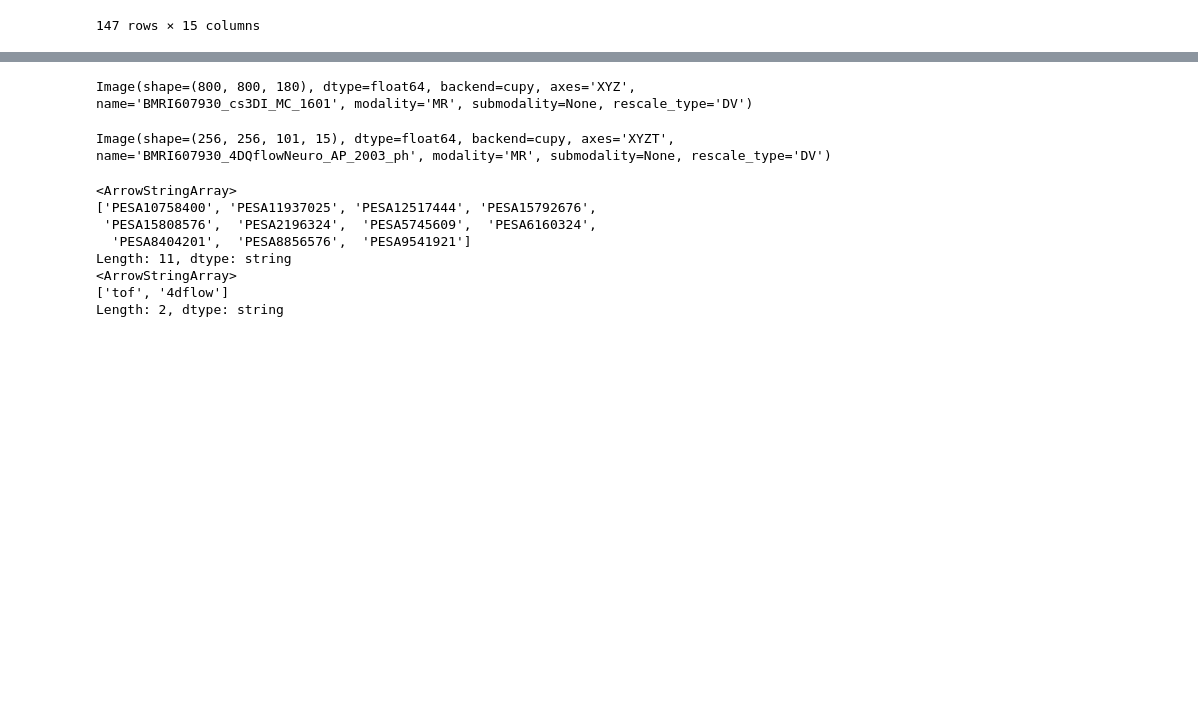
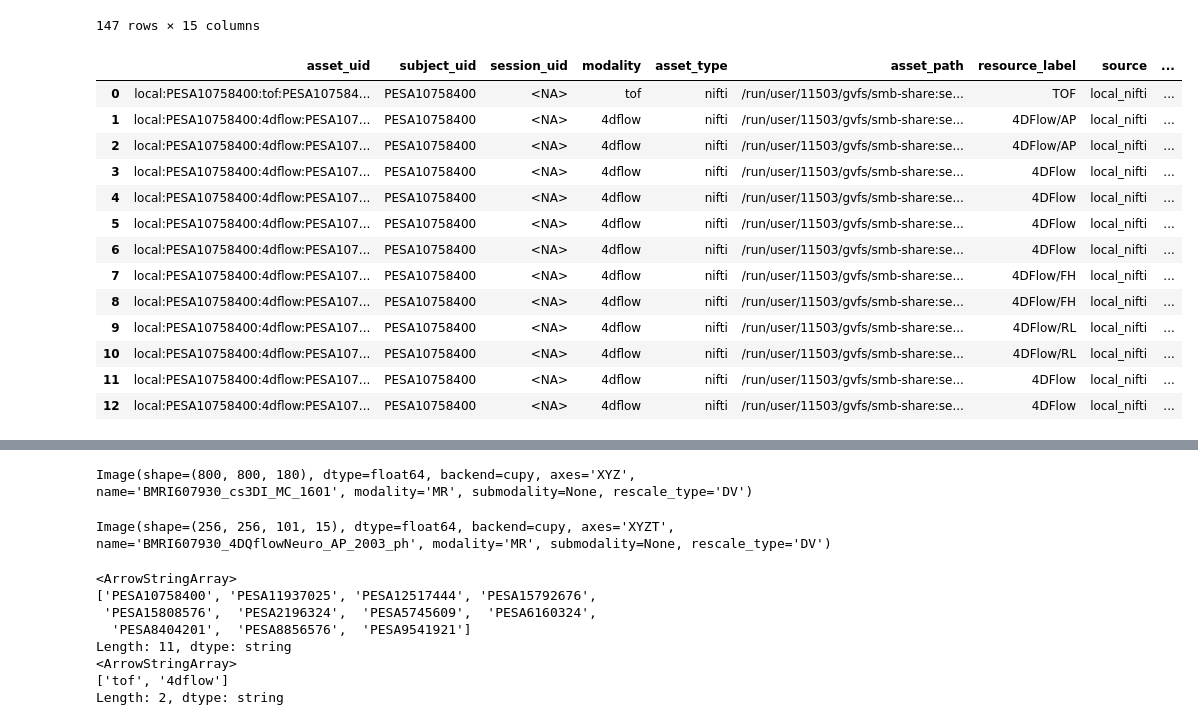
Before and after one commit to CNIC-Neuroimaging/Nvitk, a Jupyter notebook: notebooks/prototypes/database.ipynb, the cells around one changed output, grey strips where cells are left out. Drawn from its saved outputs; the diff is of its cells as text; code cells hidden in the pictures; blank space fills up the shorter version.

```diff
--- a/notebooks/prototypes/database.ipynb
+++ b/notebooks/prototypes/database.ipynb
@@ -513,9 +558,24 @@ df
 | 146 | local:PESA9541921:4dflow:PESA9541... | PESA9541921 | <NA> | 4dflow | nifti | /data_local/LabVF/PESA-Brain/DATA... | 4DFlow | local_nifti | ... |
 147 rows × 15 columns
 # %%
-df = register_dicom_tree(
-    "/home/imarcoss/NetVolumes/Tierra/LAB_VF-ICH/LAB/MCC LAB/_IgnacioMarcos/LabVF/PESA-Brain/DATA/DICOM/",
-    source="local_dicom",
+df_nii = register_nifti_tree(
+    "/home/imarcoss/NetVolumes/Tierra/LAB_VF-ICH/LAB/MCC LAB/_IgnacioMarcos/LabVF/PESA-Brain/Trash/db_test/NIFTI/",
+    source="local_nifti",
     pipeline_id="raw",
 )
-df
+df_nii
+# %% [output]
+|  | asset_uid | subject_uid | session_uid | modality | asset_type | asset_path | resource_label | source | ... |
+| 0 | local:PESA10758400:tof:PESA107584... | PESA10758400 | <NA> | tof | nifti | /run/user/11503/gvfs/smb-share:se... | TOF | local_nifti | ... |
+| 1 | local:PESA10758400:4dflow:PESA107... | PESA10758400 | <NA> | 4dflow | nifti | /run/user/11503/gvfs/smb-share:se... | 4DFlow/AP | local_nifti | ... |
+| 2 | local:PESA10758400:4dflow:PESA107... | PESA10758400 | <NA> | 4dflow | nifti | /run/user/11503/gvfs/smb-share:se... | 4DFlow/AP | local_nifti | ... |
+| 3 | local:PESA10758400:4dflow:PESA107... | PESA10758400 | <NA> | 4dflow | nifti | /run/user/11503/gvfs/smb-share:se... | 4DFlow | local_nifti | ... |
+| 4 | local:PESA10758400:4dflow:PESA107... | PESA10758400 | <NA> | 4dflow | nifti | /run/user/11503/gvfs/smb-share:se... | 4DFlow | local_nifti | ... |
+| 5 | local:PESA10758400:4dflow:PESA107... | PESA10758400 | <NA> | 4dflow | nifti | /run/user/11503/gvfs/smb-share:se... | 4DFlow | local_nifti | ... |
+| 6 | local:PESA10758400:4dflow:PESA107... | PESA10758400 | <NA> | 4dflow | nifti | /run/user/11503/gvfs/smb-share:se... | 4DFlow | local_nifti | ... |
+| 7 | local:PESA10758400:4dflow:PESA107... | PESA10758400 | <NA> | 4dflow | nifti | /run/user/11503/gvfs/smb-share:se... | 4DFlow/FH | local_nifti | ... |
+| 8 | local:PESA10758400:4dflow:PESA107... | PESA10758400 | <NA> | 4dflow | nifti | /run/user/11503/gvfs/smb-share:se... | 4DFlow/FH | local_nifti | ... |
+| 9 | local:PESA10758400:4dflow:PESA107... | PESA10758400 | <NA> | 4dflow | nifti | /run/user/11503/gvfs/smb-share:se... | 4DFlow/RL | local_nifti | ... |
+| 10 | local:PESA10758400:4dflow:PESA107... | PESA10758400 | <NA> | 4dflow | nifti | /run/user/11503/gvfs/smb-share:se... | 4DFlow/RL | local_nifti | ... |
+| 11 | local:PESA10758400:4dflow:PESA107... | PESA10758400 | <NA> | 4dflow | nifti | /run/user/11503/gvfs/smb-share:se... | 4DFlow | local_nifti | ... |
+| 12 | local:PESA10758400:4dflow:PESA107... | PESA10758400 | <NA> | 4dflow | nifti | /run/user/11503/gvfs/smb-share:se... | 4DFlow | local_nifti | ... |
```
Also changed, not shown: parts of 16 cells of this notebook, 5 other files.
